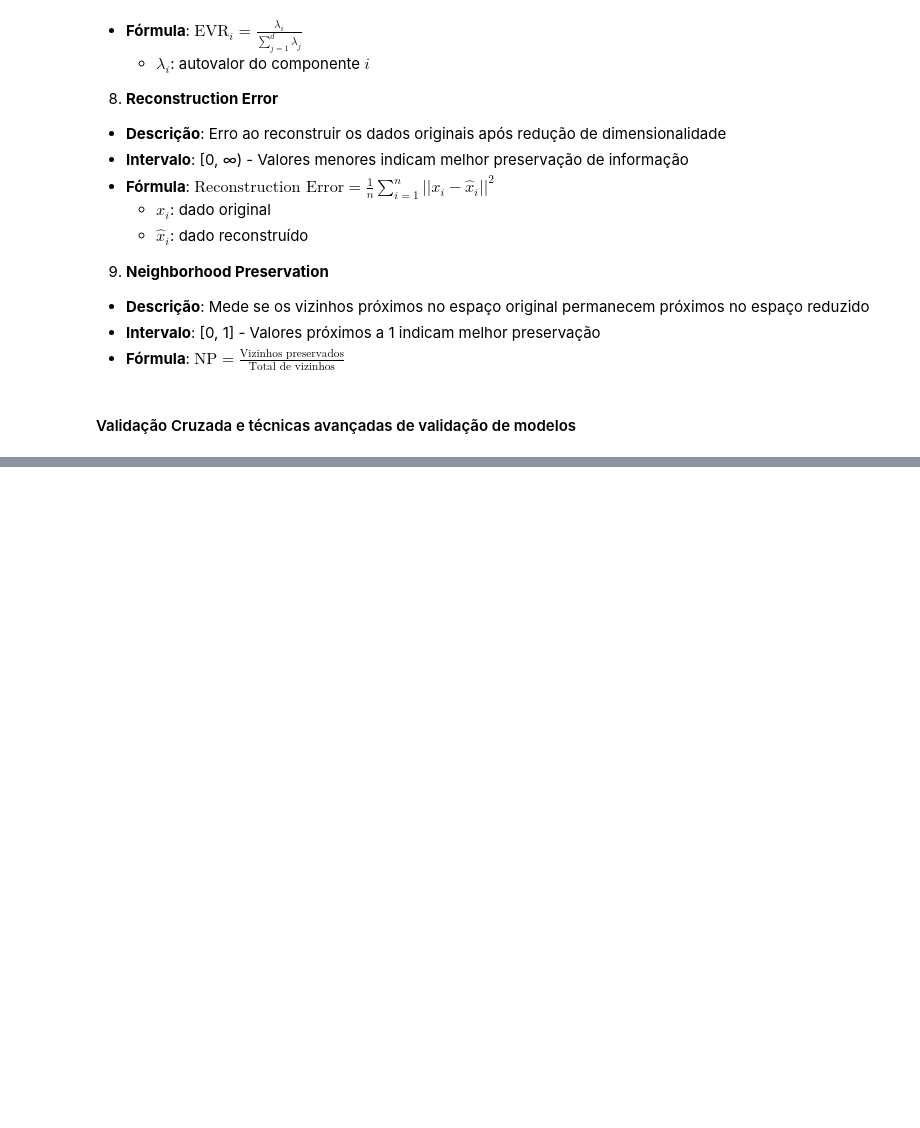
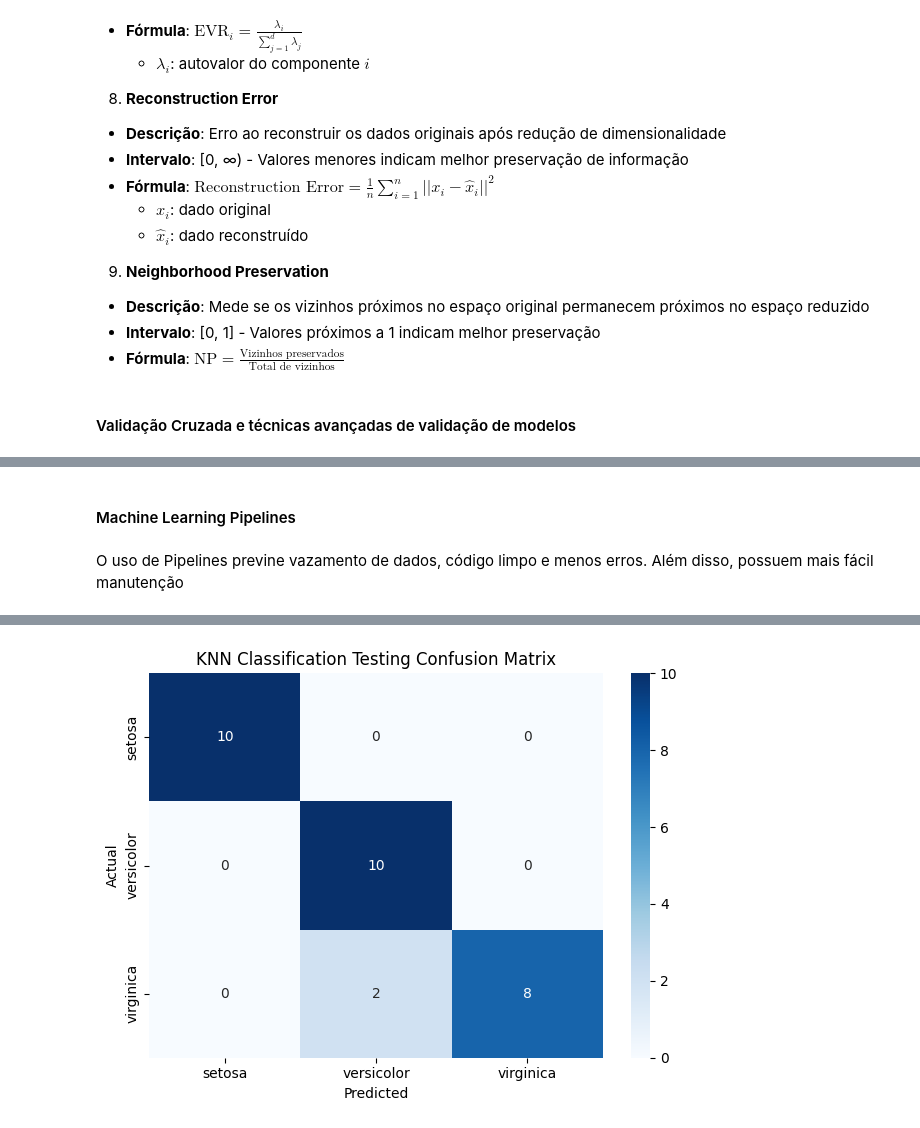
Before and after one commit to henriqueluza/fundamentos-python-data-science, a Jupyter notebook: Machine-Learning.ipynb, the cells around one changed output, grey strips where cells are left out. Cells and saved outputs as stored; diff of their text form; code cells hidden in the pictures; blank space fills up the shorter version.

```diff
--- a/Machine-Learning.ipynb
+++ b/Machine-Learning.ipynb
@@ -2032,0 +2151,67 @@ o t-SNE e o UMAP são outras técnicas de redução de dimensionalidade que mape
+# %% [markdown]
+#### Machine Learning Pipelines
+# %% [markdown]
+O uso de Pipelines previne vazamento de dados, código limpo e menos erros. Além disso, possuem mais fácil manutenção
+# %%
+import matplotlib.pyplot as plt
+from sklearn.datasets import load_iris
+from sklearn.model_selection import train_test_split, GridSearchCV, StratifiedKFold
+from sklearn.preprocessing import StandardScaler
+from sklearn.decomposition import PCA
+from sklearn.neighbors import KNeighborsClassifier
+from sklearn.pipeline import Pipeline
+import seaborn as sns
+from sklearn.metrics import confusion_matrix
+
+data = load_iris()
+X, y = data.data, data.target
+labels = data.target_names
+# %%
+pipeline = Pipeline(
+                    [('scaler', StandardScaler()),
+                     ('pca', PCA()),
+                     ('knn', KNeighborsClassifier())
+                    ]
+                   )
+
+param_grid = {'pca__n_components': [2, 3],
+              'knn__n_neighbors': [3, 5, 7]}
+
+cv = StratifiedKFold(n_splits=5, shuffle=True, random_state=42)
+
+best_model = GridSearchCV(estimator=pipeline,
+                          param_grid=param_grid,
+                          cv=cv,
+                          scoring='accuracy',
+                          verbose=2
+                         )
+
+X_train, X_test, y_train, y_test = train_test_split(X, y, test_size=0.2, random_state=42, stratify=y)
+
+
+best_model.fit(X_train, y_train)
+
+test_score = best_model.score(X_test, y_test)
+print(f"{test_score:.3f}")
+
+best_model.best_params_
+
+y_pred = best_model.predict(X_test)
+
+# Generate the confusion matrix for KNN
+conf_matrix = confusion_matrix(y_test, y_pred)
+
+# Create a single plot for the confusion matrix
+plt.figure()
+sns.heatmap(conf_matrix, annot=True, cmap='Blues', fmt='d',
+            xticklabels=labels, yticklabels=labels)
+
+# Set the title and labels
+plt.title('KNN Classification Testing Confusion Matrix')
+plt.xlabel('Predicted')
+plt.ylabel('Actual')
+
+# Show the plot
+plt.tight_layout()
+plt.show()
+# %% [output]
@@ -2032,0 +2235 @@ o t-SNE e o UMAP são outras técnicas de redução de dimensionalidade que mape
+[figure, added]
```
Also changed, not shown: parts of 3 cells of this notebook, 1 other file.
